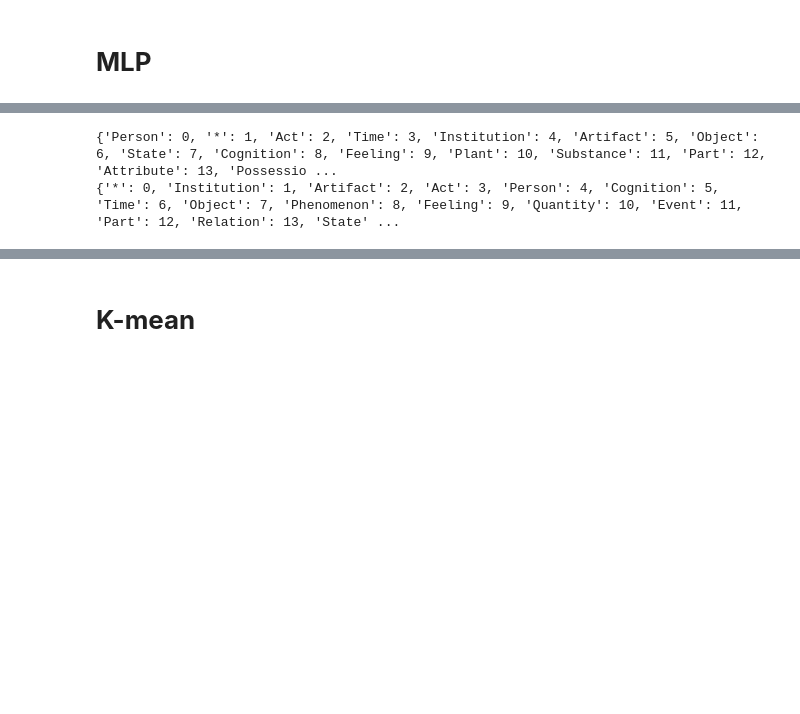
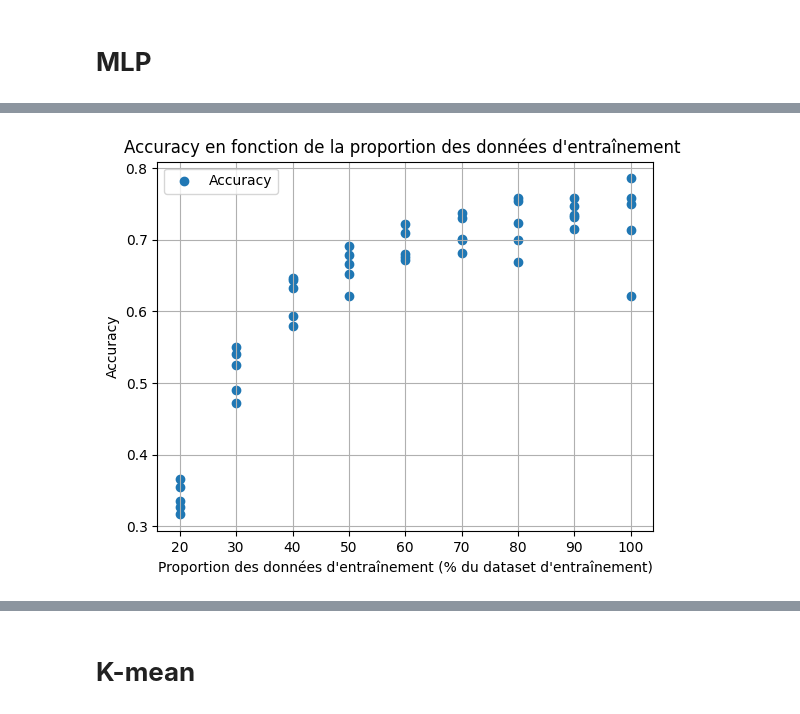
Before and after one commit to baptxste/PSTAL, a Jupyter notebook: TP4/result.ipynb, the cells around one changed output, grey strips where cells are left out. Saved outputs shown, nothing was run; the diff lists cells and outputs as text; code cells hidden in the pictures; blank space fills up the shorter version.

```diff
--- a/TP4/result.ipynb
+++ b/TP4/result.ipynb
@@ -229,8 +222,0 @@ Entraînement terminé.
-# %%
-data_train, mapping = dataloader(file_train)
-data_eval, _ = dataloader(file_test)
-print(mapping)
-print(_)
-# %% [output]
-{'Person': 0, '*': 1, 'Act': 2, 'Time': 3, 'Institution': 4, 'Artifact': 5, 'Object': 6, 'State': 7, 'Cognition': 8, 'Feeling': 9, 'Plant': 10, 'Substance': 11, 'Part': 12, 'Attribute': 13, 'Possessio ...
-{'*': 0, 'Institution': 1, 'Artifact': 2, 'Act': 3, 'Person': 4, 'Cognition': 5, 'Time': 6, 'Object': 7, 'Phenomenon': 8, 'Feeling': 9, 'Quantity': 10, 'Event': 11, 'Part': 12, 'Relation': 13, 'State' ...
@@ -236,0 +226,10 @@ print(_)
+# %%
+plt.scatter(np.array([e[0] for e in all_accuracies])*100, [e[1] for e in all_accuracies], marker='o', label="Accuracy")
+plt.title("Accuracy en fonction de la proportion des données d'entraînement ")
+plt.xlabel("Proportion des données d'entraînement (% du dataset d'entraînement)")
+plt.ylabel("Accuracy")
+plt.legend()
+plt.grid()
+plt.show()
+# %% [output]
+[figure, added]
```
Also changed, not shown: parts of 8 cells of this notebook, 1 other file.
